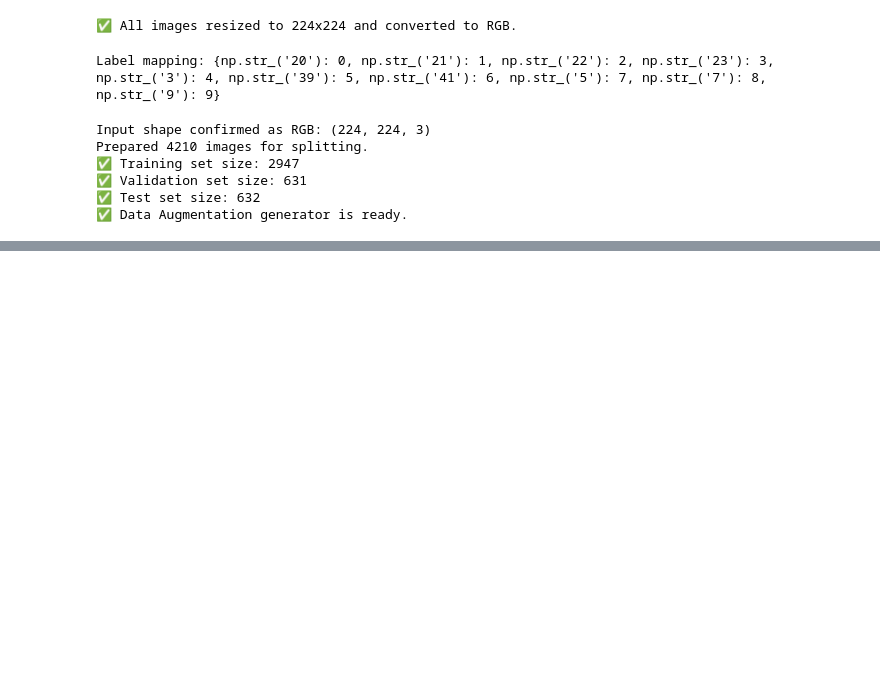
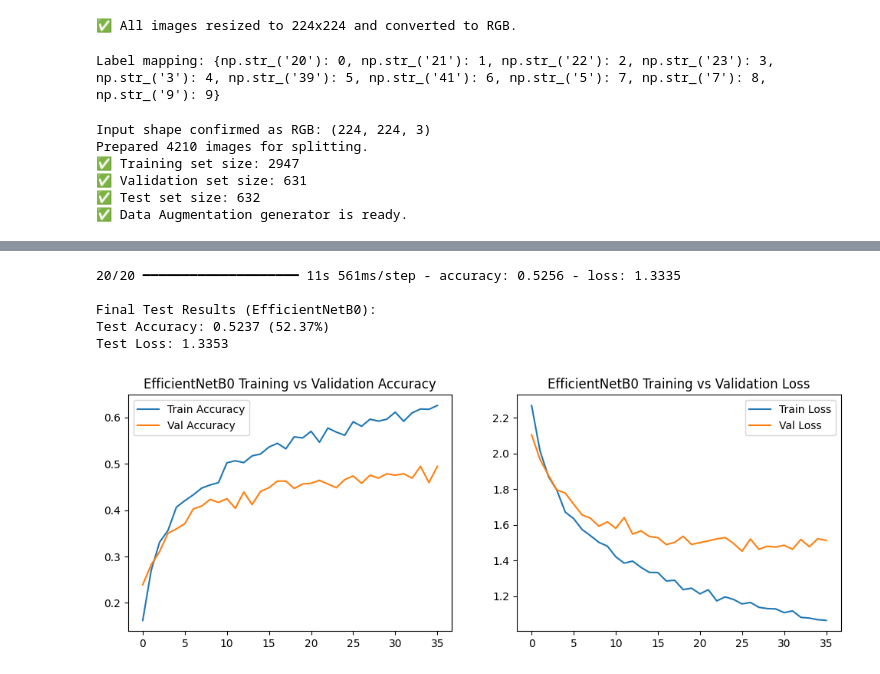
Before and after one commit to Sajith-Santhosh/hieroglyph-cnn-recognition, a Jupyter notebook: the-hieroglyphs-project-improved-model.ipynb, the cells around one changed output, grey strips where cells are left out. Drawn from its saved outputs; the diff is of its cells as text; code cells hidden in the pictures; blank space fills up the shorter version.

Commit message:
Kaggle Notebook | The Hieroglyphs Project Improved Model | Version 2

```diff
--- a/the-hieroglyphs-project-improved-model.ipynb
+++ b/the-hieroglyphs-project-improved-model.ipynb
@@ -477,0 +635,30 @@ weighted avg       0.69      0.69      0.69       632
+# %%
+# --- BLOCK 3: FINAL MODEL EVALUATION & PLOTTING ---
+print("--- Final EfficientNetB0 Model Evaluation (Test Set) ---")
+
+# Evaluate the model on the unseen test data
+test_loss_eff, test_acc_eff = model_eff.evaluate(X_test, y_test, verbose=1)
+
+print(f"\nFinal Test Results (EfficientNetB0):")
+print(f"Test Accuracy: {test_acc_eff:.4f} ({test_acc_eff * 100:.2f}%)")
+print(f"Test Loss: {test_loss_eff:.4f}")
+
+# Plotting the training history
+plt.figure(figsize=(12, 4))
+
+# Plot Accuracy
+plt.subplot(1, 2, 1)
+plt.plot(history_eff.history['accuracy'], label='Train Accuracy')
+plt.plot(history_eff.history['val_accuracy'], label='Val Accuracy')
+plt.title('EfficientNetB0 Training vs Validation Accuracy')
+plt.legend()
+
+# Plot Loss
+plt.subplot(1, 2, 2)
+plt.plot(history_eff.history['loss'], label='Train Loss')
+plt.plot(history_eff.history['val_loss'], label='Val Loss')
+plt.title('EfficientNetB0 Training vs Validation Loss')
+plt.legend()
+
+plt.show()
+# %% [output]
@@ -477,0 +673,6 @@ weighted avg       0.69      0.69      0.69       632
+20/20 ━━━━━━━━━━━━━━━━━━━━ 11s 561ms/step - accuracy: 0.5256 - loss: 1.3335
+
+Final Test Results (EfficientNetB0):
+Test Accuracy: 0.5237 (52.37%)
+Test Loss: 1.3353
+[figure, added]
```
Also changed, not shown: parts of 11 cells of this notebook.
